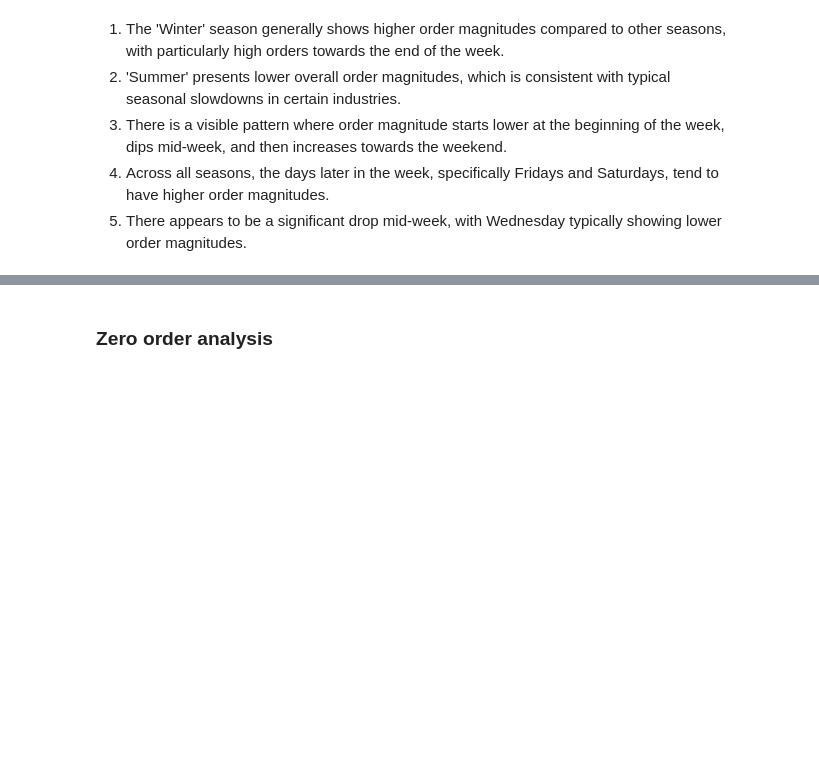
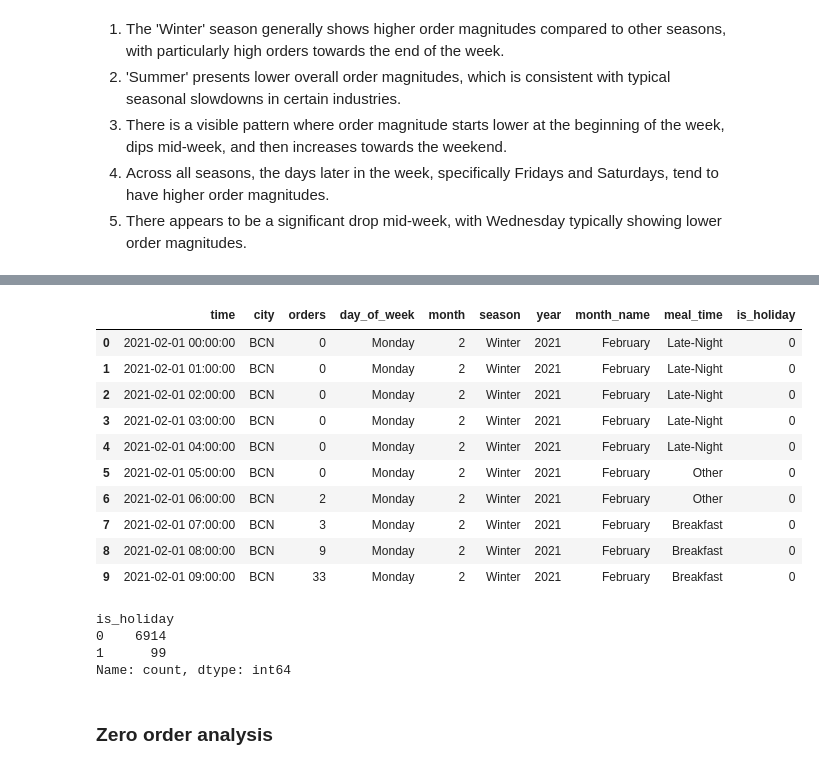
Before and after one commit to agbennett-bse/glovo_fleet_demand, a Jupyter notebook: glovo_time_series_split.ipynb, the cells around one changed output, grey strips where cells are left out. Cells and saved outputs as stored; diff of their text form; code cells hidden in the pictures; blank space fills up the shorter version.

```diff
--- a/glovo_time_series_split.ipynb
+++ b/glovo_time_series_split.ipynb
@@ -361,0 +439,25 @@ fig.show()
+# %%
+eda_train.head(10)
+# %% [output]
+|  | time | city | orders | day_of_week | month | season | year | month_name | meal_time | is_holiday |
+| 0 | 2021-02-01 00:00:00 | BCN | 0 | Monday | 2 | Winter | 2021 | February | Late-Night | 0 |
+| 1 | 2021-02-01 01:00:00 | BCN | 0 | Monday | 2 | Winter | 2021 | February | Late-Night | 0 |
+| 2 | 2021-02-01 02:00:00 | BCN | 0 | Monday | 2 | Winter | 2021 | February | Late-Night | 0 |
+| 3 | 2021-02-01 03:00:00 | BCN | 0 | Monday | 2 | Winter | 2021 | February | Late-Night | 0 |
+| 4 | 2021-02-01 04:00:00 | BCN | 0 | Monday | 2 | Winter | 2021 | February | Late-Night | 0 |
+| 5 | 2021-02-01 05:00:00 | BCN | 0 | Monday | 2 | Winter | 2021 | February | Other | 0 |
+| 6 | 2021-02-01 06:00:00 | BCN | 2 | Monday | 2 | Winter | 2021 | February | Other | 0 |
+| 7 | 2021-02-01 07:00:00 | BCN | 3 | Monday | 2 | Winter | 2021 | February | Breakfast | 0 |
+| 8 | 2021-02-01 08:00:00 | BCN | 9 | Monday | 2 | Winter | 2021 | February | Breakfast | 0 |
+| 9 | 2021-02-01 09:00:00 | BCN | 33 | Monday | 2 | Winter | 2021 | February | Breakfast | 0 |
+# %%
+# Count values in 'is_holiday'
+val_counts = eda_train['is_holiday'].value_counts()
+
+# Display the value counts
+print(val_counts)
+# %% [output]
+is_holiday
+0    6914
+1      99
+Name: count, dtype: int64
```
Also changed, not shown: parts of 25 cells of this notebook.
